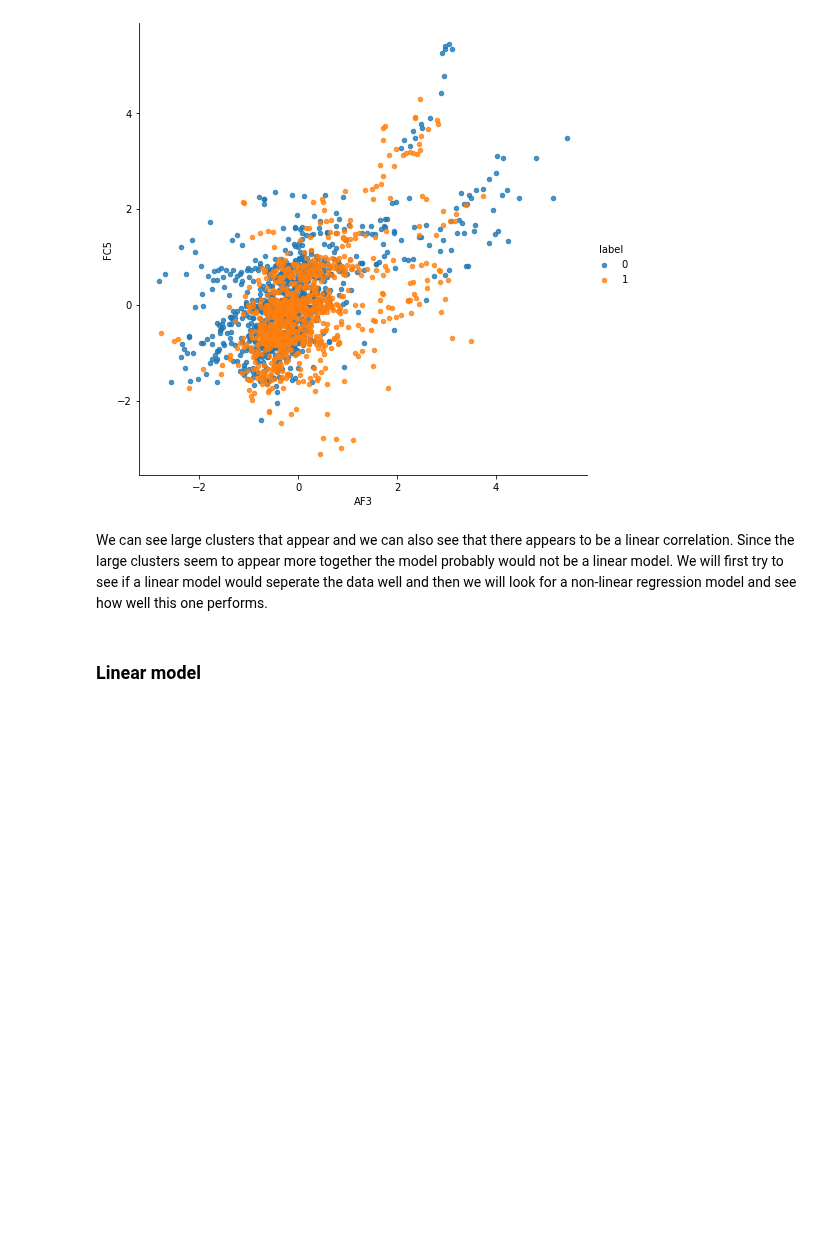
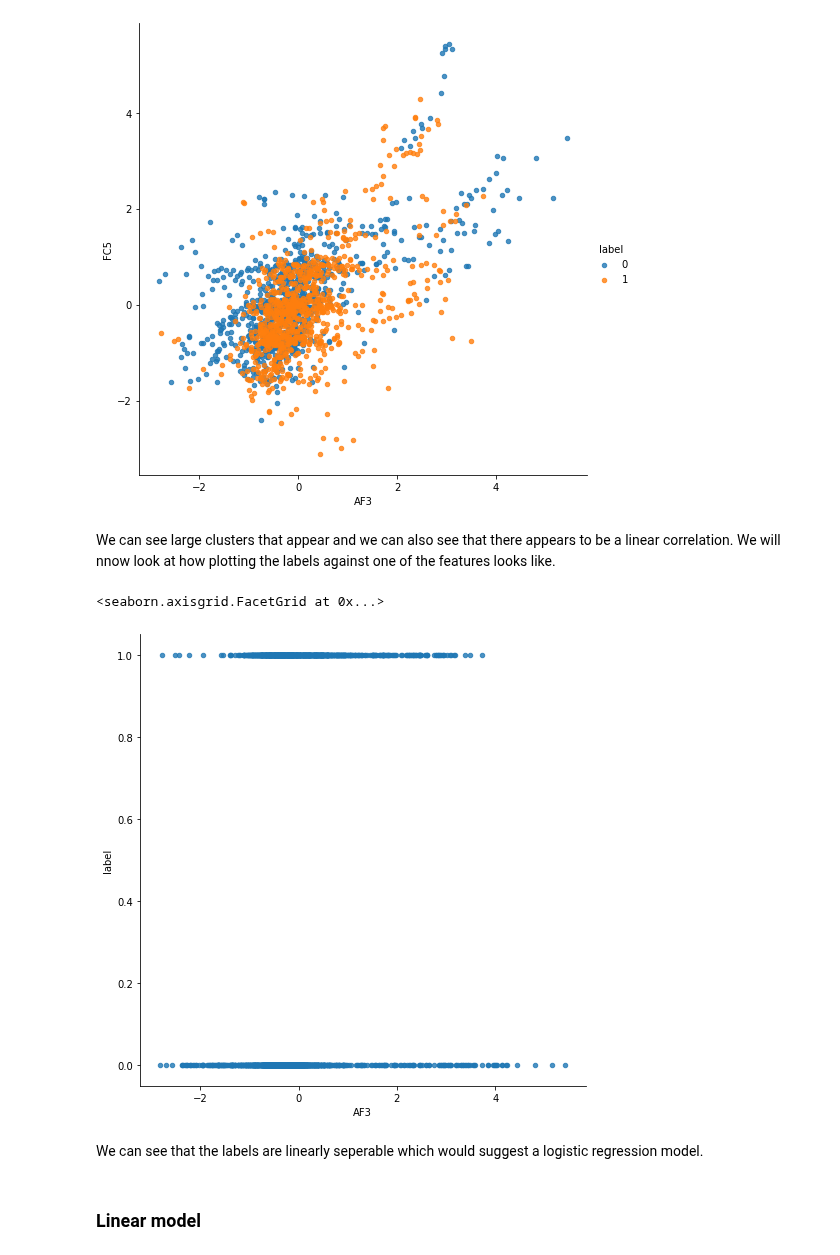
Before and after one commit to JanaDeCoster/Machine_Learning_course_UGent_D012554_kaggle, a Jupyter notebook: Kaggle_eye_blinking_prediciton.ipynb, the cells around one changed output. Saved outputs shown, nothing was run; the diff lists cells and outputs as text; code cells hidden in the pictures; blank space fills up the shorter version.

```diff
--- a/Kaggle_eye_blinking_prediciton.ipynb
+++ b/Kaggle_eye_blinking_prediciton.ipynb
@@ -196,9 +196,15 @@ sns.lmplot(x="AF3", y="FC5", hue = 'label', data=trainset_stand, fit_reg=False,
 # %% [output]
 <seaborn.axisgrid.FacetGrid at 0x...>
 [figure]
-# %% [markdown]
-We can see large clusters that appear and we can also see that there appears to be a linear correlation. Since the large clusters seem to appear more together the model probably would not be a linear model.
-We will first try to see if a linear model would seperate the data well and then we will look for a non-linear regression model and see how well this one performs.
+# %% [markdown]
+We can see large clusters that appear and we can also see that there appears to be a linear correlation. We will nnow look at how plotting the labels against one of the features looks like.
+# %%
+sns.lmplot(x="AF3", y="label", data=trainset_stand, fit_reg=False, height=7, scatter_kws={"s": 20})
+# %% [output]
+<seaborn.axisgrid.FacetGrid at 0x...>
+[figure, added]
+# %% [markdown]
+We can see that the labels are linearly seperable which would suggest a logistic regression model.
 # %% [markdown]
 ### Linear model
 # %% [markdown]
```
Also changed, not shown: parts of 19 cells of this notebook.
